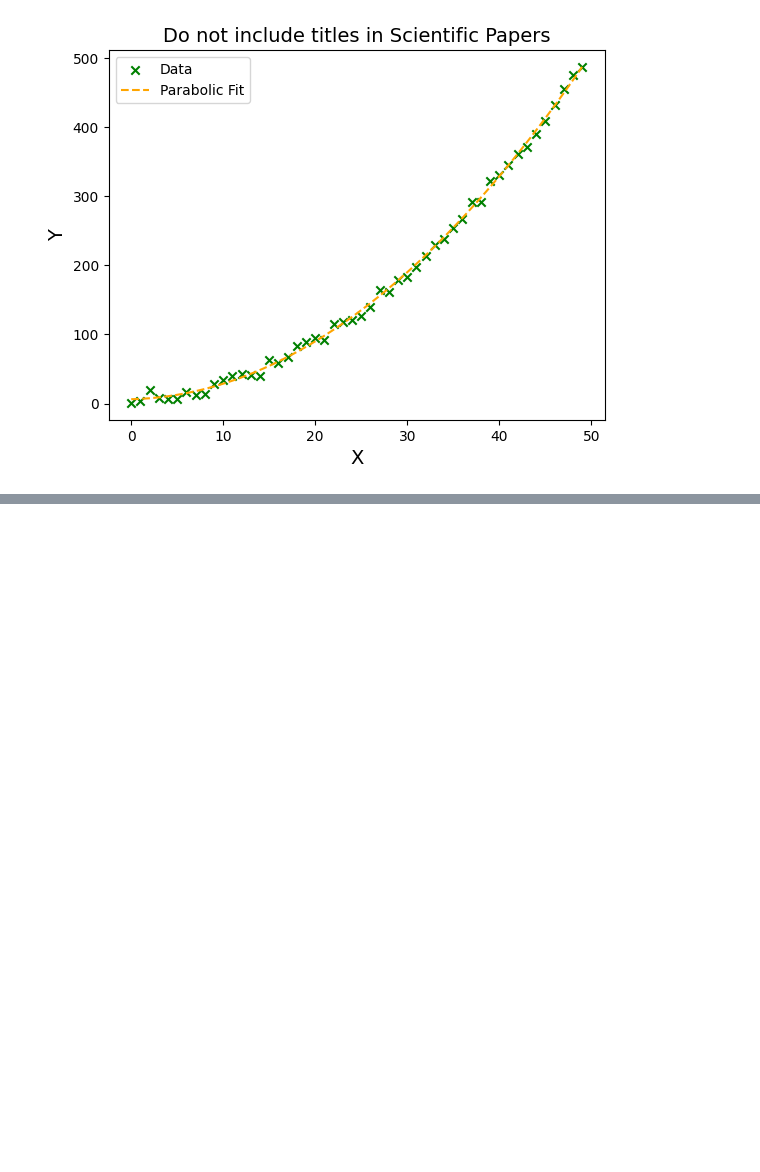
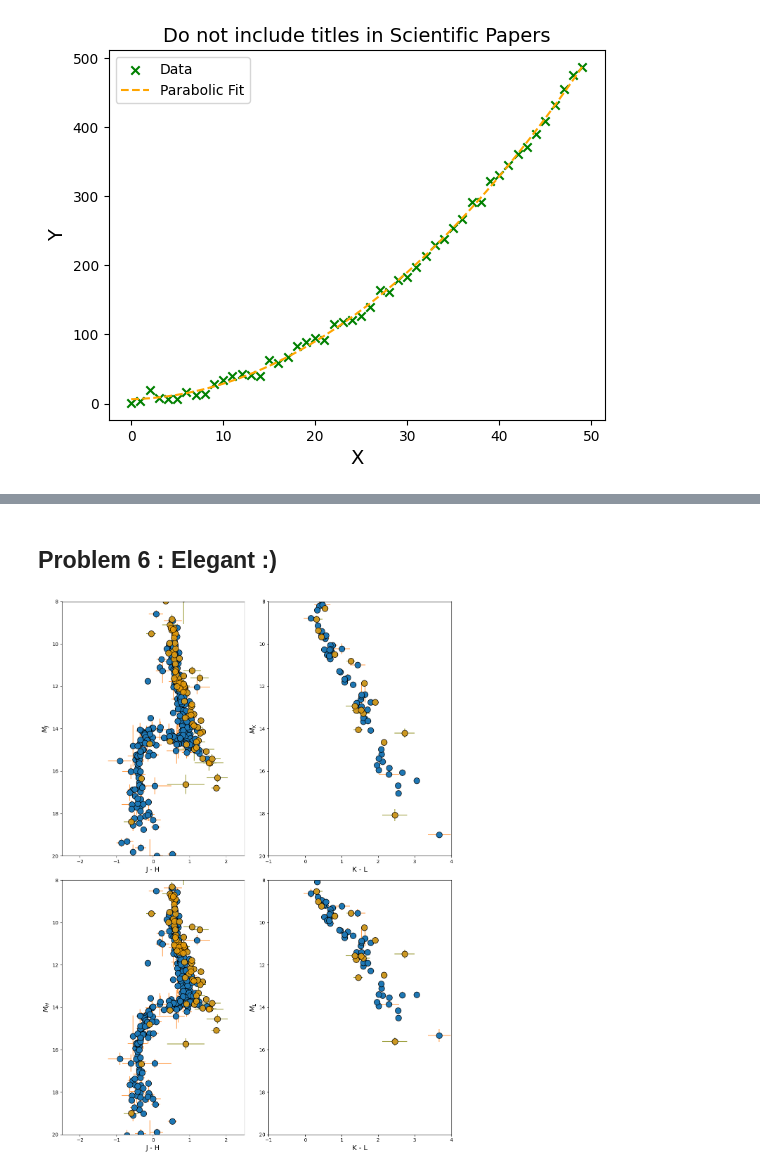
Before and after one commit to Aweymouth13/Scientfic-Python, a Jupyter notebook: week8/hw8.ipynb, the cells around one changed output, grey strips where cells are left out. Saved outputs shown, nothing was run; the diff lists cells and outputs as text; code cells hidden in the pictures; blank space fills up the shorter version.

```diff
--- a/week8/hw8.ipynb
+++ b/week8/hw8.ipynb
@@ -351,0 +422,41 @@ plt.show()
+# %% [markdown]
+## Problem 6 : Elegant :)
+# %%
+#same tuneable params as above
+fig, axs = plt.subplots(2, 2, figsize=(12, 16))
+
+#set x, xf, y,yf,xe,fxr,yr,fyr
+x_data = [jmag_hmag_diff, kl_diff, jmag_hmag_diff, kl_diff]
+filtered_x_data = [filtered_jmag_hmag_diff, filtered_kl_diff, filtered_jmag_hmag_diff, filtered_kl_diff]
+y_data = [abs_jmag, abs_mk, abs_mh, abs_ml]
+filtered_y_data = [filtered_abs_jmag, filtered_abs_mk, filtered_abs_mh, filtered_abs_ml]
+x_err_data = [jmag_hmag_diff_err, kl_diff_err, jmag_hmag_diff_err, kl_diff_err]
+filtered_x_err_data = [filtered_jmag_hmag_diff_err, filtered_kl_diff_err, filtered_jmag_hmag_diff_err, filtered_kl_diff_err]
+y_err_data = [abs_jmag_err, abs_mk_err, abs_mh_err, abs_ml_err]
+filtered_y_err_data = [filtered_abs_jmag_err, filtered_abs_mk_err, filtered_abs_mh_err, filtered_abs_ml_err]
+
+#labels
+x_labels = ['J - H', 'K - L', 'J - H', 'K - L']
+y_labels = [r'$M_J$', r'$M_K$', r'$M_H$', r'$M_L$']
+
+#loop through the flattened axs array and the data lists
+for ax, x, y, x_err, y_err, fx, fy, fx_err, fy_err, xl, yl in zip(axs.flat, x_data, y_data, x_err_data, y_err_data, filtered_x_data, filtered_y_data, filtered_x_err_data, filtered_y_err_data, x_labels, y_labels):
+    ax.errorbar(x, y, xerr=x_err, yerr=y_err, fmt='o', c=mcf, markeredgecolor=mecf, ecolor=ecf, alpha=a_full, markersize=ms)
+    ax.errorbar(fx, fy, xerr=fx_err, yerr=fy_err, fmt='o', c=mcfilt, markeredgecolor=mecfilt, ecolor=ecfilt, alpha=a_filtered, markersize=ms)
+    ax.set_xlabel(xl, fontsize=afs)
+    ax.set_ylabel(yl, fontsize=afs)
+    ax.set_ylim(20, 8)
+
+#loop different x's
+limits = [(-2.5, 2.5), (-1, 4), (-2.5, 2.5), (-1, 4)]
+ticks = [range(-2, 3, 1), range(-1, 5, 1), range(-2, 3, 1), range(-1, 5, 1)]
+
+for ax, lim, tick in zip(axs.flatten(), limits, ticks):
+    ax.set_xlim(lim)
+    ax.set_xticks(tick)
+
+plt.tight_layout()
+plt.savefig('question6_but_better.pdf', format='pdf')
+plt.show()
+# %% [output]
+[figure, added]
```
Also changed, not shown: parts of 11 cells of this notebook, 4 other files.
